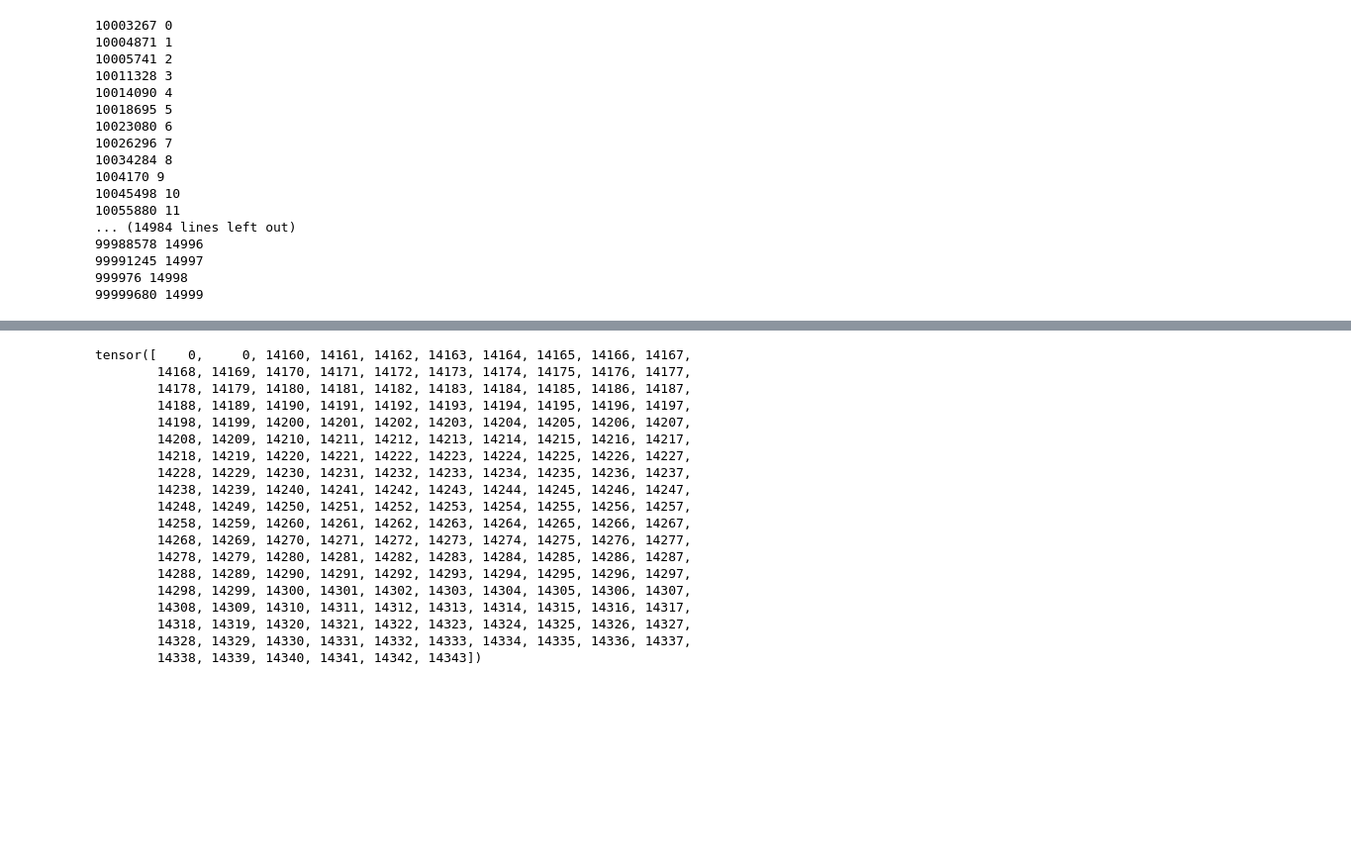
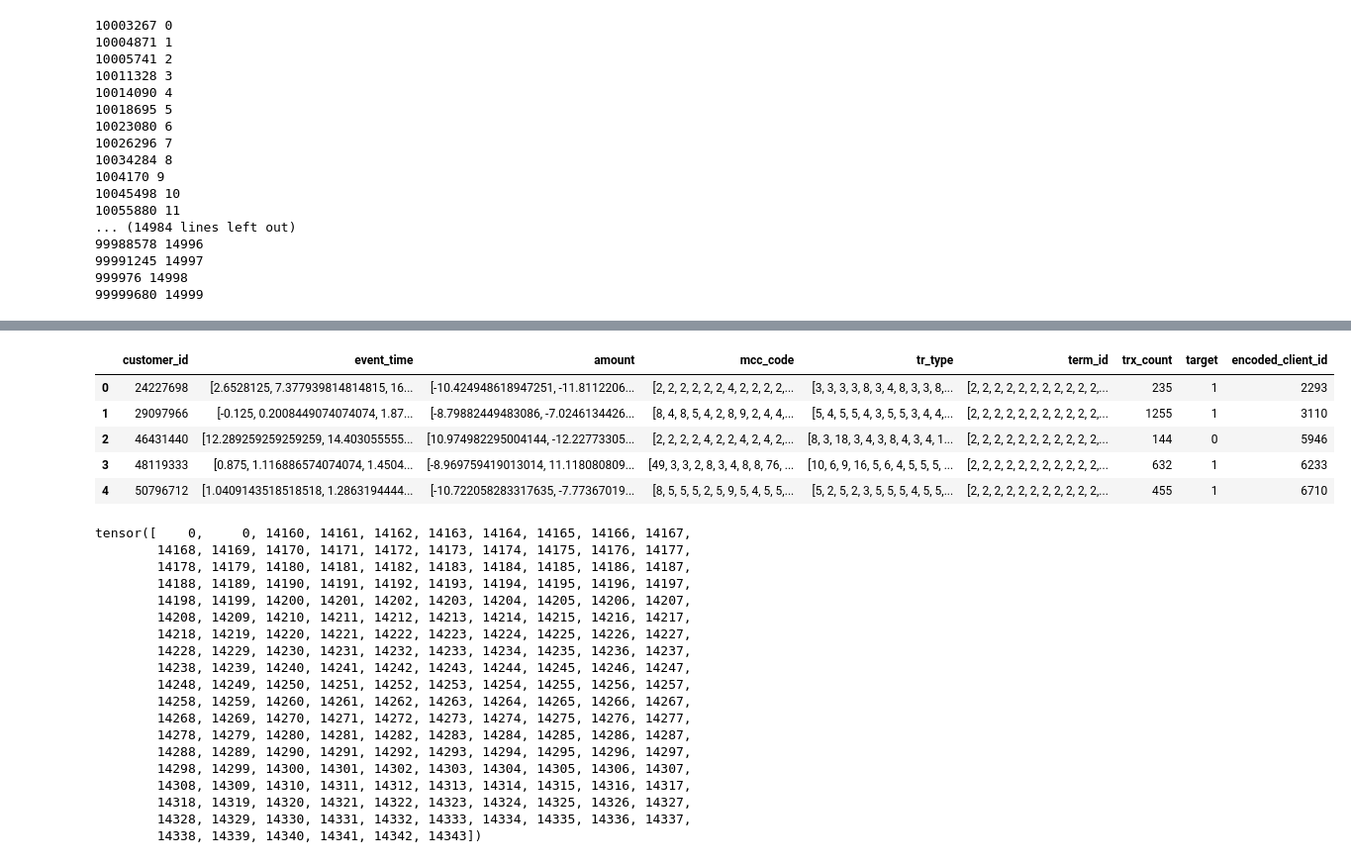
Before and after one commit to proshian/my-coles-gnn-experimetns, a Jupyter notebook: scenario_gender/checks.ipynb, the cells around one changed output, grey strips where cells are left out. Shown: that part at 99% size. Cells and saved outputs as stored; diff of their text form; code cells hidden in the pictures; blank space fills up the shorter version.

```diff
--- a/scenario_gender/checks.ipynb
+++ b/scenario_gender/checks.ipynb
@@ -60,6 +116,14 @@ df.head()
 | 4 | 16536678 | [75.40552083333333, 75.5973148148... | [14.336942434053569, -9.326395693... | [2, 4, 4, 4, 4, 2, 4, 4, 4, 2, 4,... | [8, 4, 4, 4, 4, 8, 4, 4, 4, 8, 4,... | [2, 2, 2, 2, 2, 2, 2, 2, 2, 2, 2,... | 128 | 0.0 | 1041 |
 # %%
 df = pd.read_parquet('data/test_trx.parquet')
+df.head()
+# %% [output]
+|  | customer_id | event_time | amount | mcc_code | tr_type | term_id | trx_count | target | encoded_client_id |
+| 0 | 24227698 | [2.6528125, 7.377939814814815, 16... | [-10.424948618947251, -11.8112206... | [2, 2, 2, 2, 2, 2, 4, 2, 2, 2, 2,... | [3, 3, 3, 3, 8, 3, 4, 8, 3, 3, 8,... | [2, 2, 2, 2, 2, 2, 2, 2, 2, 2, 2,... | 235 | 1 | 2293 |
+| 1 | 29097966 | [-0.125, 0.2008449074074074, 1.87... | [-8.79882449483086, -7.0246134426... | [8, 4, 8, 5, 4, 2, 8, 9, 2, 4, 4,... | [5, 4, 5, 5, 4, 3, 5, 5, 3, 4, 4,... | [2, 2, 2, 2, 2, 2, 2, 2, 2, 2, 2,... | 1255 | 1 | 3110 |
+| 2 | 46431440 | [12.289259259259259, 14.403055555... | [10.974982295004144, -12.22773305... | [2, 2, 2, 2, 4, 2, 2, 4, 2, 4, 2,... | [8, 3, 18, 3, 4, 3, 8, 4, 3, 4, 1... | [2, 2, 2, 2, 2, 2, 2, 2, 2, 2, 2,... | 144 | 0 | 5946 |
+| 3 | 48119333 | [0.875, 1.116886574074074, 1.4504... | [-8.969759419013014, 11.118080809... | [49, 3, 3, 2, 8, 3, 4, 8, 8, 76, ... | [10, 6, 9, 16, 5, 6, 4, 5, 5, 5, ... | [2, 2, 2, 2, 2, 2, 2, 2, 2, 2, 2,... | 632 | 1 | 6233 |
+| 4 | 50796712 | [1.0409143518518518, 1.2863194444... | [-10.722058283317635, -7.77367019... | [8, 5, 5, 5, 2, 5, 9, 5, 4, 5, 5,... | [5, 2, 5, 2, 3, 5, 5, 5, 4, 5, 5,... | [2, 2, 2, 2, 2, 2, 2, 2, 2, 2, 2,... | 455 | 1 | 6710 |
 # %%
 import torch
 # %%
```
Also changed, not shown: parts of 18 cells of this notebook, 9 other files.
